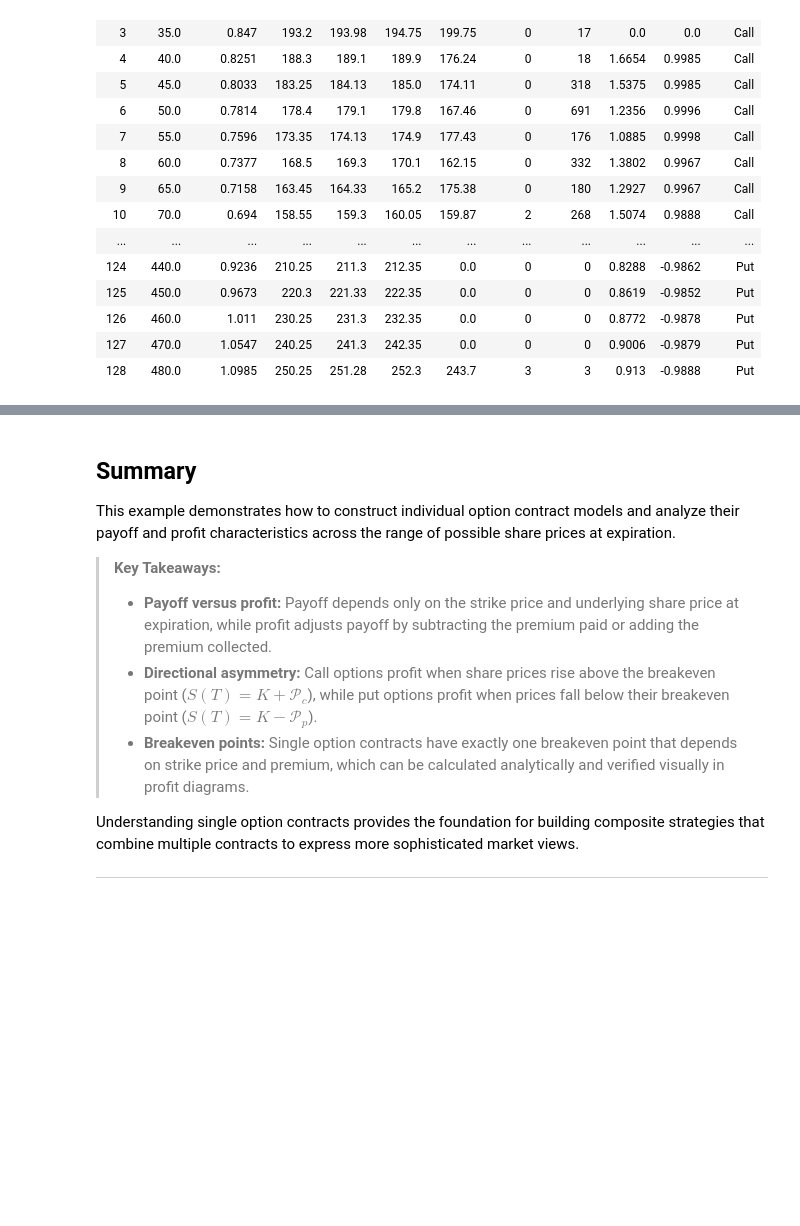
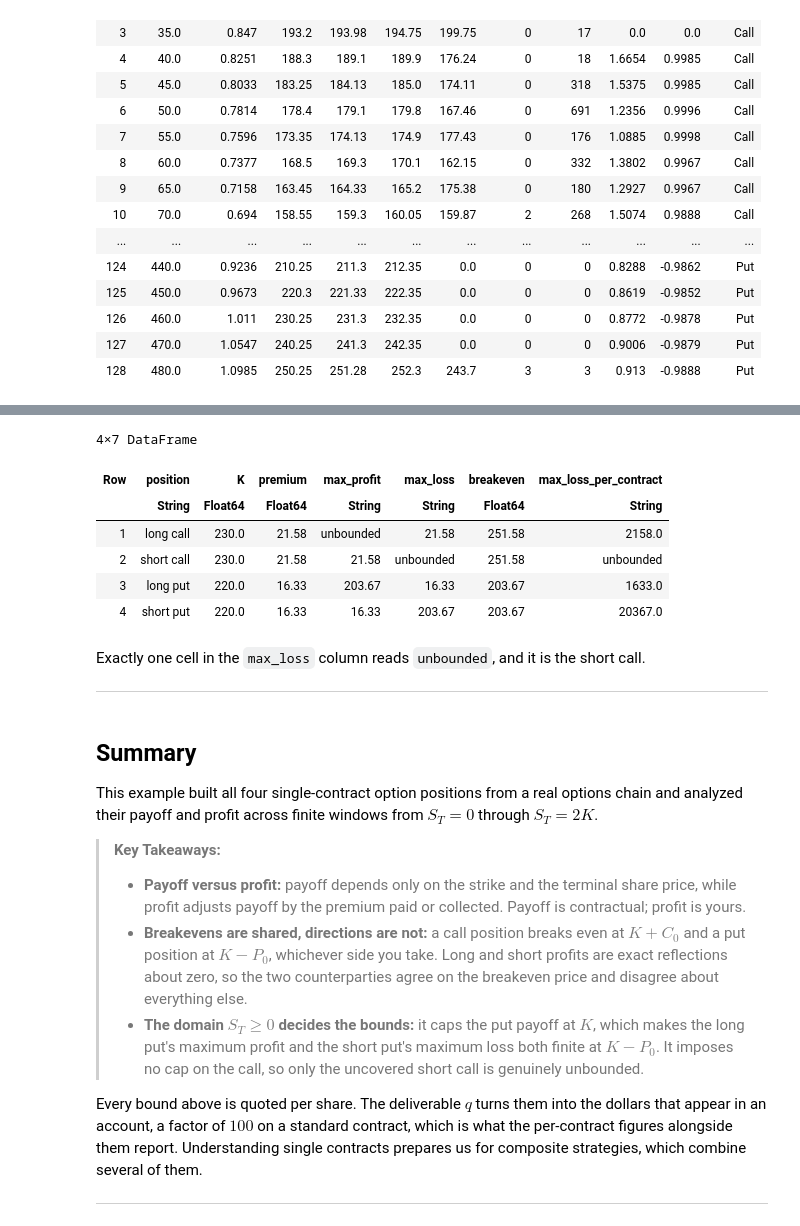
Before and after one commit to varnerlab/CHEME-5660-CourseRepository-Fall-2026, a Jupyter notebook: lectures/week-8/L8b/CHEME-5660-L8b-Example-SingleContractPayoffProfit-Fall-2026.ipynb, the cells around one changed output, grey strips where cells are left out. Drawn from its saved outputs; the diff is of its cells as text; code cells hidden in the pictures; blank space fills up the shorter version.

```diff
--- a/lectures/week-8/L8b/CHEME-5660-L8b-Example-SingleContractPayoffProfit-Fall-2026.ipynb
+++ b/lectures/week-8/L8b/CHEME-5660-L8b-Example-SingleContractPayoffProfit-Fall-2026.ipynb
@@ -232,17 +260,14 @@ We'll store the contract model in the `put_contract_model::MyAmericanPutContract
 # %%
-put_contract_model = let
+Kp, P₀, put_long, put_short = let
 
     # initialize -
-    options_dataset =  optionschain;
-    θ = 1; # 1 = long and -1 = short
-    K = 220.0; # strike price
-    premium = filter([:Strike,:Type] => (x,y) -> (x == K && y == "Put"), options_dataset)[1,:Mid];
+    options_dataset = optionschain;
+    Kp = 220.0; # strike price (USD/share)
+    P₀ = filter([:Strike,:Type] => (x,y) -> (x == Kp && y == "Put"), options_dataset)[1,:Mid]; # premium (USD/share)
 
-    # build the model -
-    put_contract_model = build(MyAmericanPutContractModel, (
-            K = K, premium = premium, sense = θ, copy = 1
-    ));
+    # build one model per direction: θ = +1 long, θ = -1 short -
+    put_long  = build(MyAmericanPutContractModel, (K = Kp, premium = P₀, sense =  1, copy = 1));
+    put_short = build(MyAmericanPutContractModel, (K = Kp, premium = P₀, sense = -1, copy = 1));
 
-    # return
-    put_contract_model;
-end
+    (Kp, P₀, put_long, put_short); # return
+end;
@@ -358,14 +390,38 @@ ___
+# %%
+four_positions = let
+    DataFrame(
+        position    = ["long call", "short call", "long put", "short put"],
+        K           = [Kc, Kc, Kp, Kp],
+        premium     = round.([C₀, C₀, P₀, P₀], digits = 2),
+        max_profit  = ["unbounded", "$(round(C₀, digits=2))", "$(round(Kp - P₀, digits=2))", "$(round(P₀, digits=2))"],
+        max_loss    = ["$(round(C₀, digits=2))", "unbounded", "$(round(P₀, digits=2))", "$(round(Kp - P₀, digits=2))"],
+        breakeven   = round.([Kc + C₀, Kc + C₀, Kp - P₀, Kp - P₀], digits = 2),
+        max_loss_per_contract = ["$(round(q*C₀, digits=2))", "unbounded", "$(round(q*P₀, digits=2))", "$(round(q*(Kp - P₀), digits=2))"]
+    );
+end
+# %% [output]
+4×7 DataFrame
+| Row | position | K | premium | max_profit | max_loss | breakeven | max_loss_per_contract |
+|  | String | Float64 | Float64 | String | String | Float64 | String |
+| 1 | long call | 230.0 | 21.58 | unbounded | 21.58 | 251.58 | 2158.0 |
+| 2 | short call | 230.0 | 21.58 | 21.58 | unbounded | 251.58 | unbounded |
+| 3 | long put | 220.0 | 16.33 | 203.67 | 16.33 | 203.67 | 1633.0 |
+| 4 | short put | 220.0 | 16.33 | 16.33 | 203.67 | 203.67 | 20367.0 |
+# %% [markdown]
+Exactly one cell in the `max_loss` column reads `unbounded`, and it is the short call.
+
+___
 # %% [markdown]
 ## Summary
-This example demonstrates how to construct individual option contract models and analyze their payoff and profit characteristics across the range of possible share prices at expiration.
+This example built all four single-contract option positions from a real options chain and analyzed their payoff and profit across finite windows from $S_{T}=0$ through $S_{T}=2K$.
 
 > __Key Takeaways:__
 >
-> * __Payoff versus profit:__ Payoff depends only on the strike price and underlying share price at expiration, while profit adjusts payoff by subtracting the premium paid or adding the premium collected.
-> * __Directional asymmetry:__ Call options profit when share prices rise above the breakeven point ($S(T) = K + \mathcal{P}_c$), while put options profit when prices fall below their breakeven point ($S(T) = K - \mathcal{P}_p$).
-> * __Breakeven points:__ Single option contracts have exactly one breakeven point that depends on strike price and premium, which can be calculated analytically and verified visually in profit diagrams.
+> * __Payoff versus profit:__ payoff depends only on the strike and the terminal share price, while profit adjusts payoff by the premium paid or collected. Payoff is contractual; profit is yours.
+> * __Breakevens are shared, directions are not:__ a call position breaks even at $K+C_{0}$ and a put position at $K-P_{0}$, whichever side you take. Long and short profits are exact reflections about zero, so the two counterparties agree on the breakeven price and disagree about everything else.
+> * __The domain $S_{T}\geq{0}$ decides the bounds:__ it caps the put payoff at $K$, which makes the long put's maximum profit and the short put's maximum loss both finite at $K-P_{0}$. It imposes no cap on the call, so only the uncovered short call is genuinely unbounded.
 
-Understanding single option contracts provides the foundation for building composite strategies that combine multiple contracts to express more sophisticated market views.
+Every bound above is quoted per share. The deliverable $q$ turns them into the dollars that appear in an account, a factor of $100$ on a standard contract, which is what the per-contract figures alongside them report. Understanding single contracts prepares us for composite strategies, which combine several of them.
 ___
 # %% [markdown]
 ## Disclaimer and Risks
```
Also changed, not shown: parts of 40 cells of this notebook, 18 other files.
